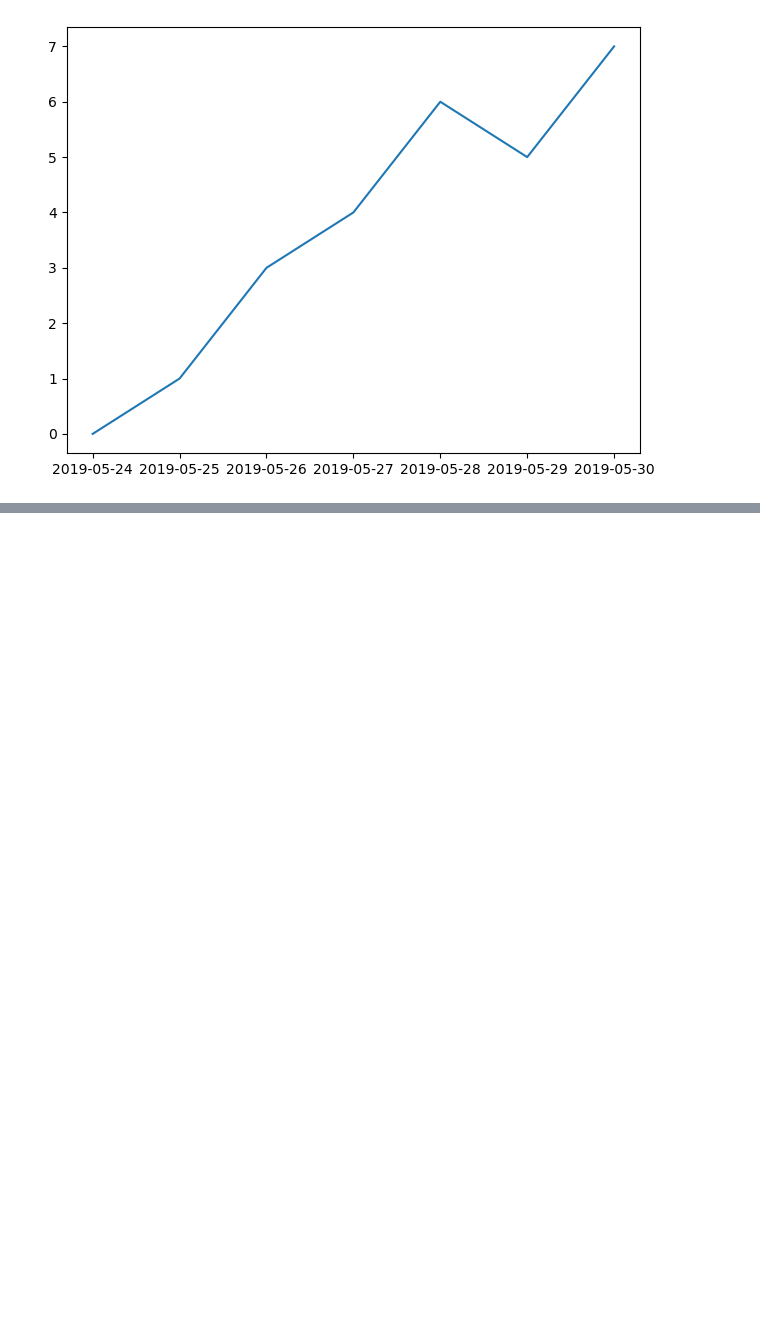
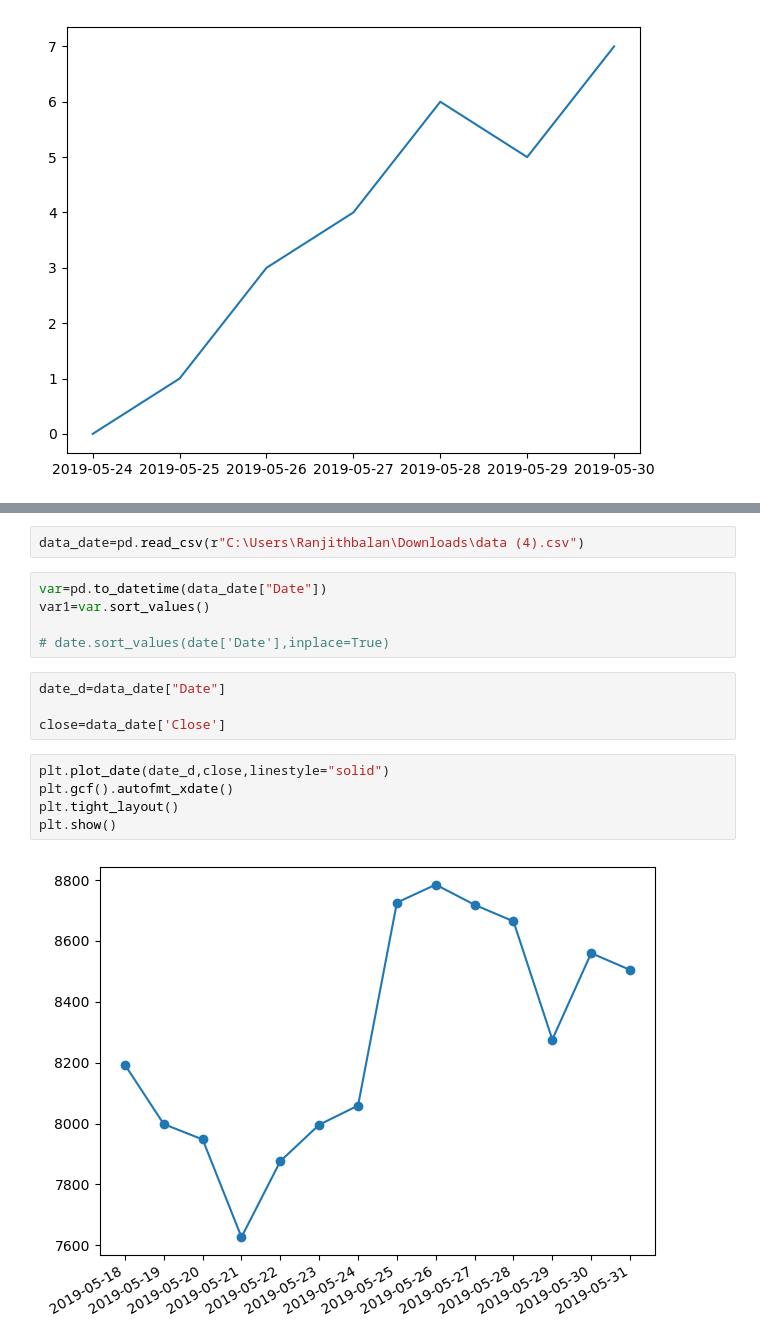
Before and after one commit to ranjithbalank/datascience, a Jupyter notebook: MATPLOTLIB/Part-8 (Plotting_time_series).ipynb, the cells around one changed output, grey strips where cells are left out. Saved outputs shown, nothing was run; the diff lists cells and outputs as text; blank space fills up the shorter version.

```diff
--- a/MATPLOTLIB/Part-8 (Plotting_time_series).ipynb
+++ b/MATPLOTLIB/Part-8 (Plotting_time_series).ipynb
@@ -41,0 +50,18 @@ plt.show()
+# %%
+data_date=pd.read_csv(r"C:\Users\Ranjithbalan\Downloads\data (4).csv")
+# %%
+var=pd.to_datetime(data_date["Date"])
+var1=var.sort_values()
+
+# date.sort_values(date['Date'],inplace=True)
+# %%
+date_d=data_date["Date"]
+
+close=data_date['Close']
+# %%
+plt.plot_date(date_d,close,linestyle="solid")
+plt.gcf().autofmt_xdate()
+plt.tight_layout()
+plt.show()
+# %% [output]
+[figure, added]
```
Also changed, not shown: parts of 3 cells of this notebook, 1 other file.
